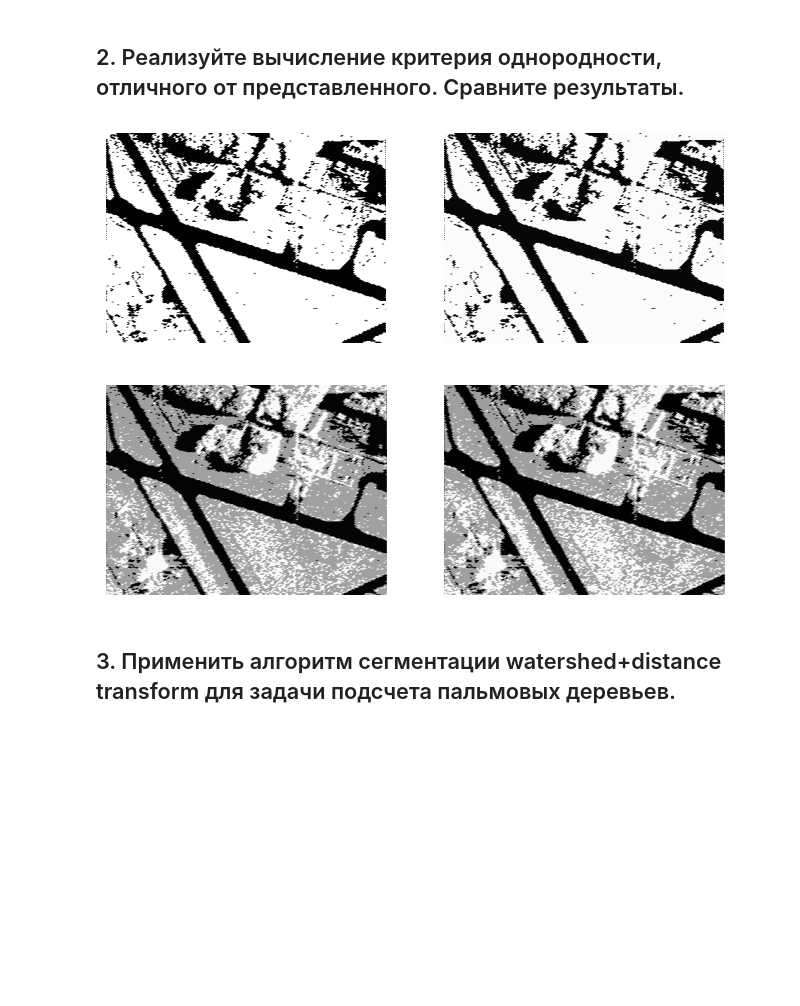
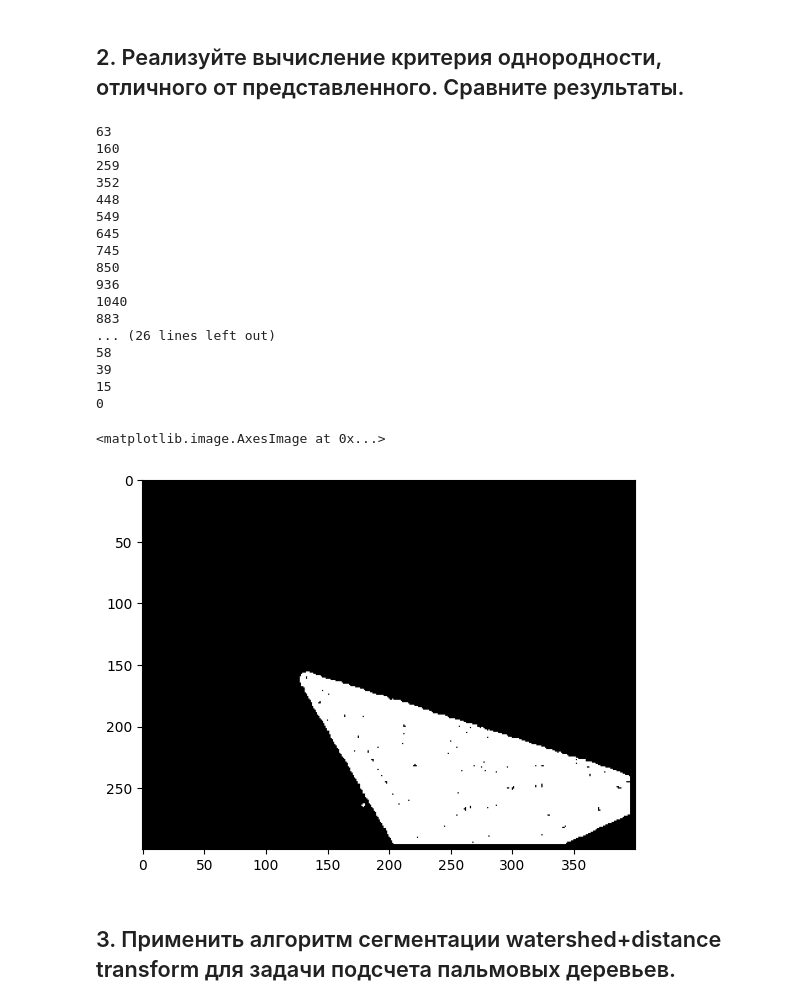
Before and after one commit to otherdelusions/IP_Practice, a Jupyter notebook: Practice_4/DE_IP_2024_Task_4.ipynb, the cells around one changed output. Drawn from its saved outputs; the diff is of its cells as text; code cells hidden in the pictures; blank space fills up the shorter version.

```diff
--- a/Practice_4/DE_IP_2024_Task_4.ipynb
+++ b/Practice_4/DE_IP_2024_Task_4.ipynb
@@ -140,38 +140,34 @@ plt.imshow(mask_average, cmap="gray")
 [figure]
 # %% [markdown]
 ## 2. Реализуйте вычисление критерия однородности, отличного от представленного. Сравните результаты.
-# %%
-flags = cv2.KMEANS_RANDOM_CENTERS
-
-z = image_gray.reshape((-1,3))
-z = np.float32(z)
-
-# convert to np.float32
-z = np.float32(z)
-# define criteria, number of clusters(K) and apply kmeans()
-criteria_EPS_MAX = (cv2.TERM_CRITERIA_EPS + cv2.TERM_CRITERIA_MAX_ITER, 10, 1.0)
-criteria_EPS = (cv2.TERM_CRITERIA_MAX_ITER, 20, 0)
-
-criteria_list = [criteria_EPS_MAX, criteria_EPS]
-K_list = [2, 3]
-
-plt.figure(figsize=(8, 6))
-
-plot_index = 1
-for k in K_list:
-    for criteria in criteria_list:
-        ret, label, center = cv2.kmeans(z, k, None, criteria, 10, cv2.KMEANS_RANDOM_CENTERS)
-        center = np.uint8(center)
-        res = center[label.flatten()]
-        res2 = res.reshape((image_gray.shape))
-        plt.subplot(len(K_list), len(criteria_list), plot_index)
-        plt.axis('off')
-        plt.imshow(res2, cmap='gray')
-        plot_index += 1
-
-plt.show()
-# %% [output]
-[figure, removed]
+# %%
+def homo_median(img, mask, point, T):
+    region = np.median(img[mask > 0])
+    return abs(img[point] - region) <= T
+
+seed_point = (250, 250)
+mask_median = region_growing(image_gray, seed_point, homo_median, 4, 25)
+plt.imshow(mask_median, cmap="gray")
+# %% [output]
+63
+160
+259
+352
+448
+549
+645
+745
+850
+936
+1040
+883
+... (26 lines left out)
+58
+39
+15
+0
+<matplotlib.image.AxesImage at 0x...>
+[figure, added]
 # %% [markdown]
 ## 3. Применить алгоритм сегментации watershed+distance transform для задачи подсчета пальмовых деревьев.
 # %%
```
Also changed, not shown: parts of 8 cells of this notebook, 1 other file.
